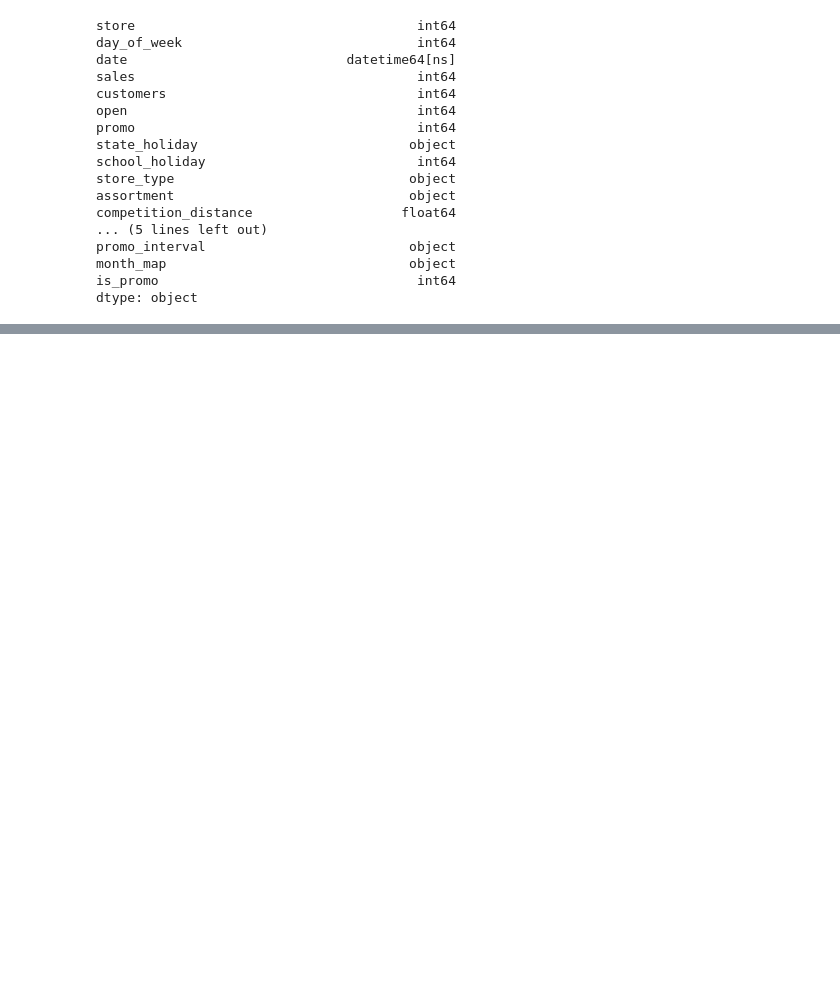
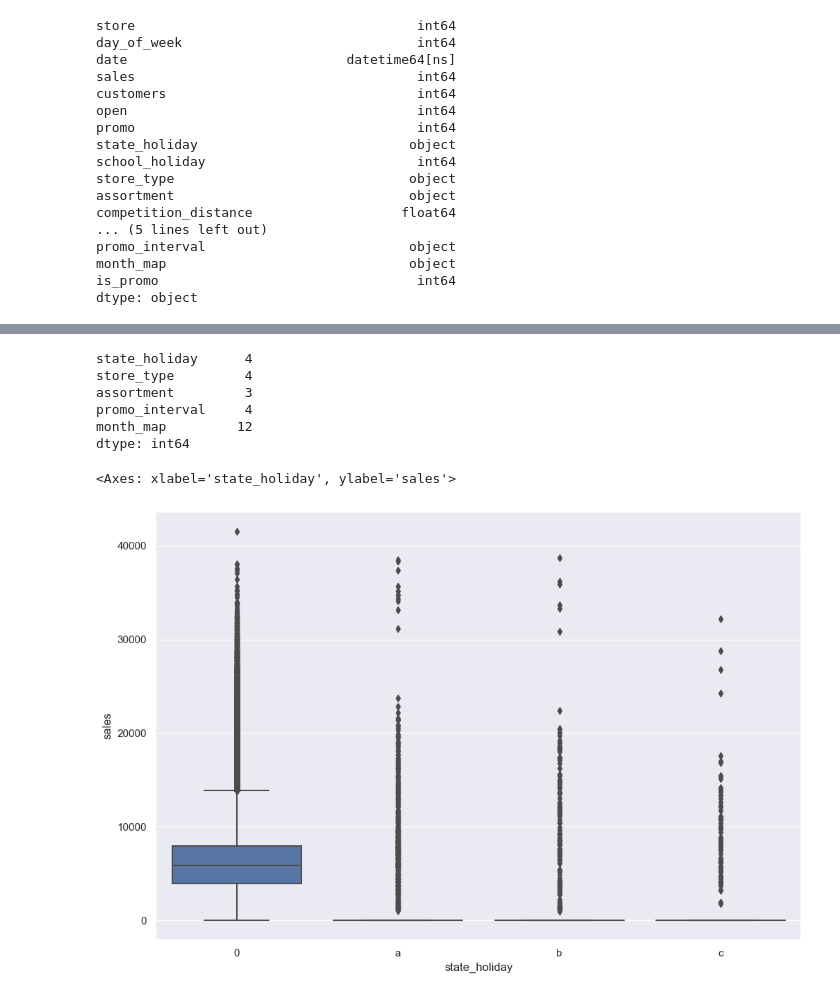
Before and after one commit to rodrigoceezar/rossmann_sales_prediction, a Jupyter notebook: store_sales_prediction.ipynb, the cells around one changed output, grey strips where cells are left out. Cells and saved outputs as stored; diff of their text form; code cells hidden in the pictures; blank space fills up the shorter version.

```diff
--- a/store_sales_prediction.ipynb
+++ b/store_sales_prediction.ipynb
@@ -230,0 +328,16 @@ df1.promo2_since_year = df1.promo2_since_year.astype(int)
+# %%
+# metodo que ve os valores unicos de cada uma das categorias
+cat_atributtes.apply(lambda x:x.unique().shape[0])
+# %% [output]
+state_holiday      4
+store_type         4
+assortment         3
+promo_interval     4
+month_map         12
+dtype: int64
+# %%
+# Boxplot para analisar as variaveis categoricas
+sns.boxplot(x='state_holiday',y='sales',data=df1)
+# %% [output]
+<Axes: xlabel='state_holiday', ylabel='sales'>
+[figure, added]
```
Also changed, not shown: parts of 13 cells of this notebook.
